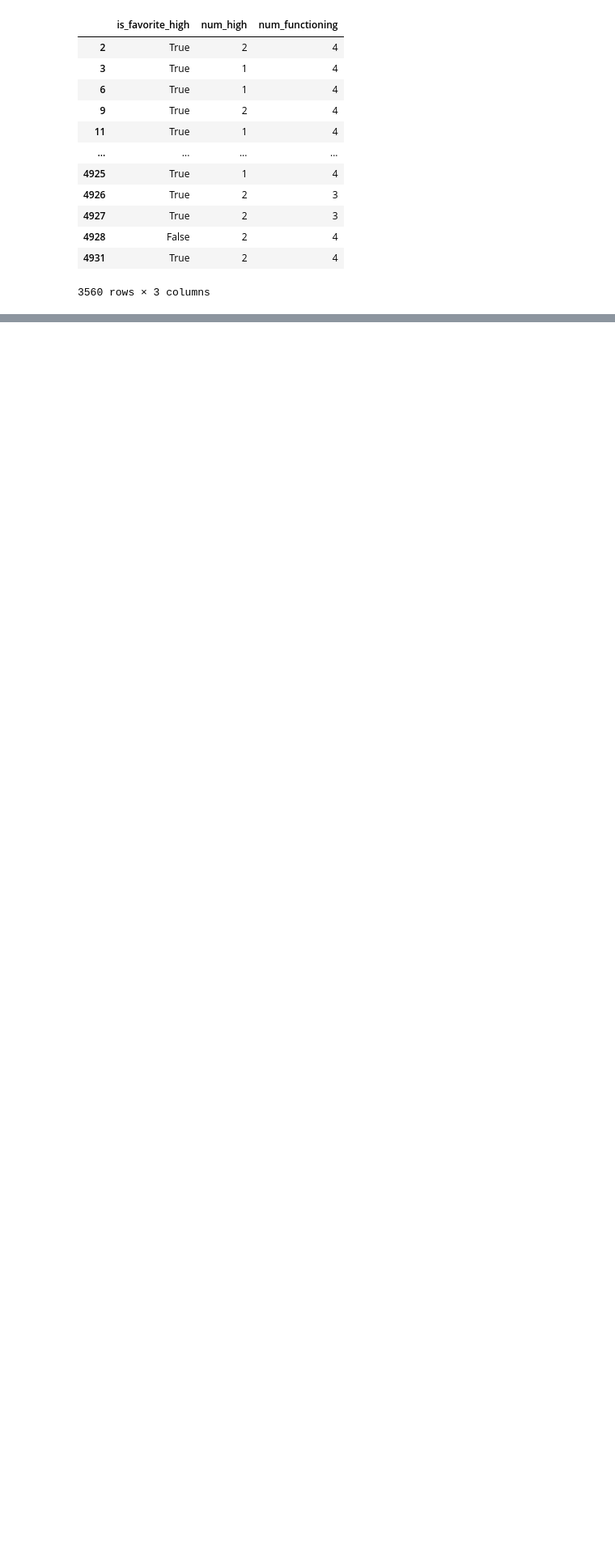
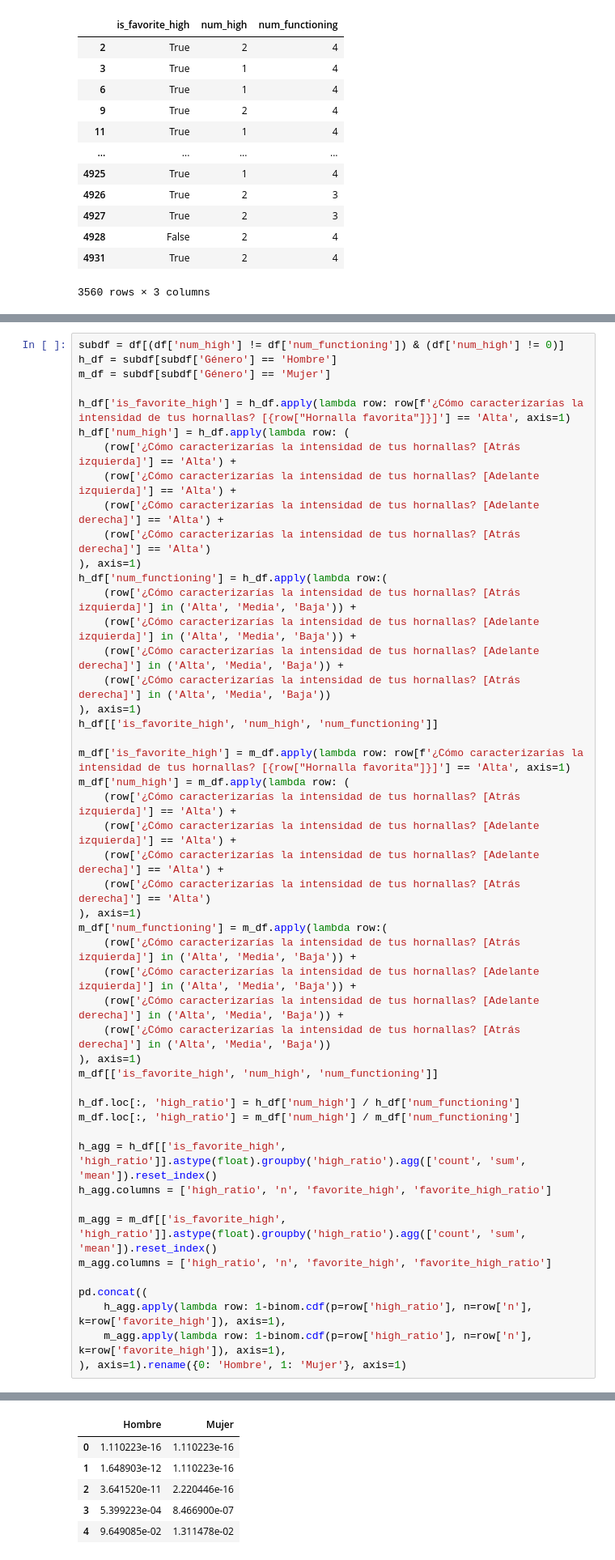
Before and after one commit to seppo0010/hornallas, a Jupyter notebook: Hornallas.ipynb, the cells around one changed output, grey strips where cells are left out. Shown: that part at 81% size. Drawn from its saved outputs; the diff is of its cells as text; blank space fills up the shorter version.

```diff
--- a/Hornallas.ipynb
+++ b/Hornallas.ipynb
@@ -497,0 +577,49 @@ agg
+# %%
+subdf = df[(df['num_high'] != df['num_functioning']) & (df['num_high'] != 0)]
+h_df = subdf[subdf['Género'] == 'Hombre']
+m_df = subdf[subdf['Género'] == 'Mujer']
+
+h_df['is_favorite_high'] = h_df.apply(lambda row: row[f'¿Cómo caracterizarías la intensidad de tus hornallas? [{row["Hornalla favorita"]}]'] == 'Alta', axis=1)
+h_df['num_high'] = h_df.apply(lambda row: (
+    (row['¿Cómo caracterizarías la intensidad de tus hornallas? [Atrás izquierda]'] == 'Alta') +
+    (row['¿Cómo caracterizarías la intensidad de tus hornallas? [Adelante izquierda]'] == 'Alta') +
+    (row['¿Cómo caracterizarías la intensidad de tus hornallas? [Adelante derecha]'] == 'Alta') +
+    (row['¿Cómo caracterizarías la intensidad de tus hornallas? [Atrás derecha]'] == 'Alta')
+), axis=1)
+h_df['num_functioning'] = h_df.apply(lambda row:(
+    (row['¿Cómo caracterizarías la intensidad de tus hornallas? [Atrás izquierda]'] in ('Alta', 'Media', 'Baja')) +
+    (row['¿Cómo caracterizarías la intensidad de tus hornallas? [Adelante izquierda]'] in ('Alta', 'Media', 'Baja')) +
+    (row['¿Cómo caracterizarías la intensidad de tus hornallas? [Adelante derecha]'] in ('Alta', 'Media', 'Baja')) +
+    (row['¿Cómo caracterizarías la intensidad de tus hornallas? [Atrás derecha]'] in ('Alta', 'Media', 'Baja'))
+), axis=1)
+h_df[['is_favorite_high', 'num_high', 'num_functioning']]
+
+m_df['is_favorite_high'] = m_df.apply(lambda row: row[f'¿Cómo caracterizarías la intensidad de tus hornallas? [{row["Hornalla favorita"]}]'] == 'Alta', axis=1)
+m_df['num_high'] = m_df.apply(lambda row: (
+    (row['¿Cómo caracterizarías la intensidad de tus hornallas? [Atrás izquierda]'] == 'Alta') +
+    (row['¿Cómo caracterizarías la intensidad de tus hornallas? [Adelante izquierda]'] == 'Alta') +
+    (row['¿Cómo caracterizarías la intensidad de tus hornallas? [Adelante derecha]'] == 'Alta') +
+    (row['¿Cómo caracterizarías la intensidad de tus hornallas? [Atrás derecha]'] == 'Alta')
+), axis=1)
+m_df['num_functioning'] = m_df.apply(lambda row:(
+    (row['¿Cómo caracterizarías la intensidad de tus hornallas? [Atrás izquierda]'] in ('Alta', 'Media', 'Baja')) +
+    (row['¿Cómo caracterizarías la intensidad de tus hornallas? [Adelante izquierda]'] in ('Alta', 'Media', 'Baja')) +
+    (row['¿Cómo caracterizarías la intensidad de tus hornallas? [Adelante derecha]'] in ('Alta', 'Media', 'Baja')) +
+    (row['¿Cómo caracterizarías la intensidad de tus hornallas? [Atrás derecha]'] in ('Alta', 'Media', 'Baja'))
+), axis=1)
+m_df[['is_favorite_high', 'num_high', 'num_functioning']]
+
+h_df.loc[:, 'high_ratio'] = h_df['num_high'] / h_df['num_functioning']
+m_df.loc[:, 'high_ratio'] = m_df['num_high'] / m_df['num_functioning']
+
+h_agg = h_df[['is_favorite_high', 'high_ratio']].astype(float).groupby('high_ratio').agg(['count', 'sum', 'mean']).reset_index()
+h_agg.columns = ['high_ratio', 'n', 'favorite_high', 'favorite_high_ratio']
+
+m_agg = m_df[['is_favorite_high', 'high_ratio']].astype(float).groupby('high_ratio').agg(['count', 'sum', 'mean']).reset_index()
+m_agg.columns = ['high_ratio', 'n', 'favorite_high', 'favorite_high_ratio']
+
+pd.concat((
+    h_agg.apply(lambda row: 1-binom.cdf(p=row['high_ratio'], n=row['n'], k=row['favorite_high']), axis=1),
+    m_agg.apply(lambda row: 1-binom.cdf(p=row['high_ratio'], n=row['n'], k=row['favorite_high']), axis=1),
+), axis=1).rename({0: 'Hombre', 1: 'Mujer'}, axis=1)
+# %% [output]
@@ -497,0 +643,6 @@ agg
+|  | Hombre | Mujer |
+| 0 | 1.110223e-16 | 1.110223e-16 |
+| 1 | 1.648903e-12 | 1.110223e-16 |
+| 2 | 3.641520e-11 | 2.220446e-16 |
+| 3 | 5.399223e-04 | 8.466900e-07 |
+| 4 | 9.649085e-02 | 1.311478e-02 |
```
Also changed, not shown: parts of 31 cells of this notebook, 2 other files.
